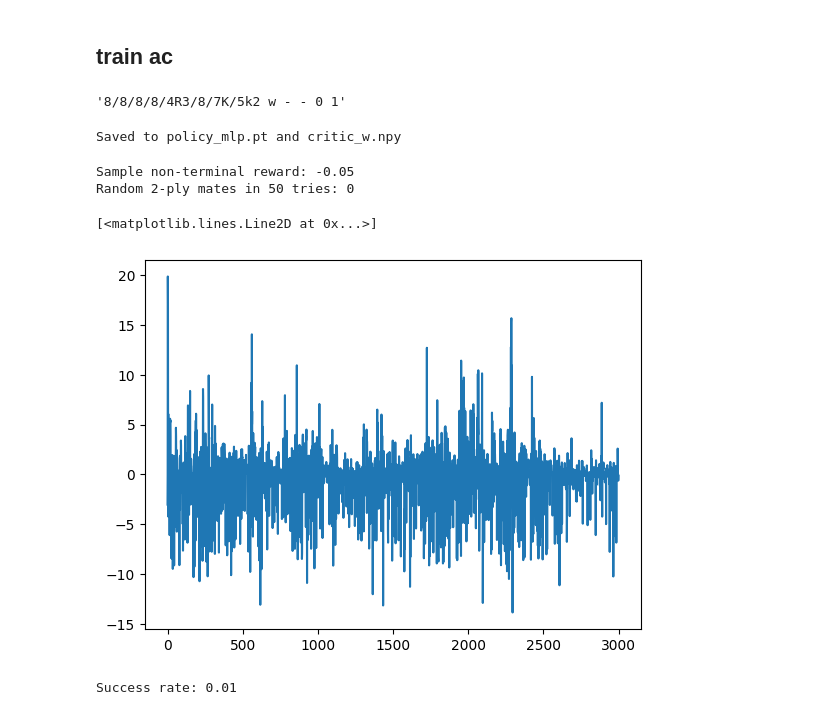
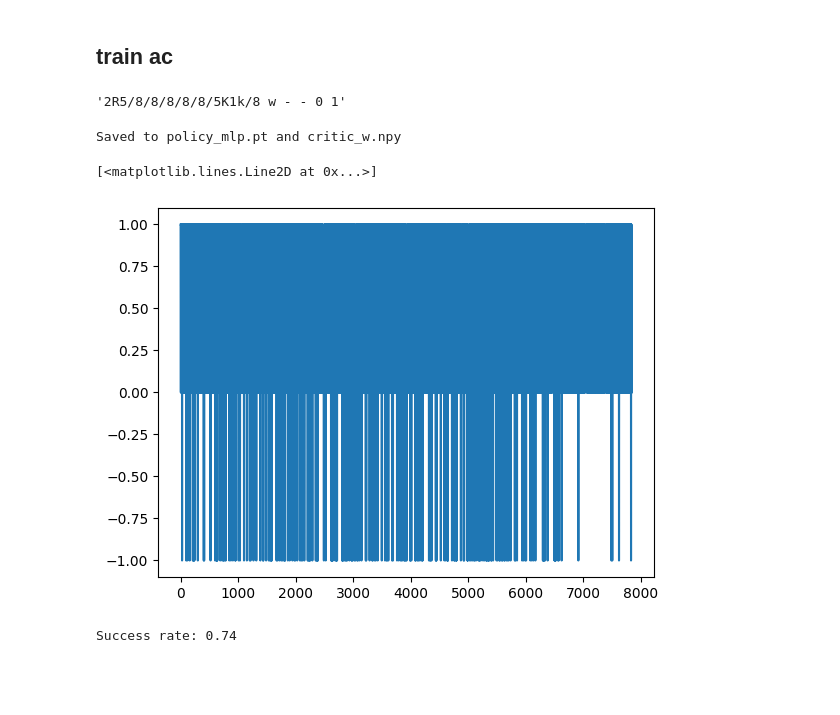
Before and after one commit to giovanni-lucarelli/chess, a Jupyter notebook: python/chessrl/algorithms/actor_critic2/test.ipynb, the cells around one changed output. Cells and saved outputs as stored; diff of their text form; code cells hidden in the pictures; blank space fills up the shorter version.

```diff
--- a/python/chessrl/algorithms/actor_critic2/test.ipynb
+++ b/python/chessrl/algorithms/actor_critic2/test.ipynb
@@ -105,68 +105,38 @@ device = torch.device('cpu')
 csv_path = "../../../../tablebase/krk/krk_train.csv"   # <-- point to your CSV (fen,side,wdl,dtz)
 fens = load_fens_from_csv(csv_path, limit=5000)  # start with 50k WTM positions
 df = pd.read_csv(csv_path)
-fens = df[df['dtz'] == 3]['fen'].tolist()
+fens = df[df['dtz'] == 1]['fen'].tolist()
 fens[1]
 # %% [output]
-'8/8/8/8/4R3/8/7K/5k2 w - - 0 1'
+'2R5/8/8/8/8/8/5K1k/8 w - - 0 1'
 # %%
 ac = ActorCritic(
     tb_path="../../../../tablebase/krk/",
-    gamma=0.9,
-    lr_v=1e-2,
-    lr_a=1e-2,
+    gamma=0.95,
+    lr_v=2e-2,
+    lr_a=2e-3,
     hidden=(128,128,64),
-    defender=SyzygyDefender("../../../../tablebase/krk/")
 )
 # ac.load("policy_mlp.pt", "critic_w.npy", device=torch.device('cpu'))
 # %%
 losses, rewards = ac.train(
     fens[:100],
-    epochs=30,
+    epochs=50,
     device=device,
-    max_steps=5
+    max_steps=3
 )
 
 ac.save("policy_mlp.pt", "critic_w.npy")
 print("Saved to policy_mlp.pt and critic_w.npy")
 # %% [output]
 Saved to policy_mlp.pt and critic_w.npy
-# %%
-# 1) check start sides
-assert all(" w " in f for f in fens), "Some FENs are not White-to-move."
-
-# 2) confirm non-terminal reward sign
-env = Env.from_fen(fens[0], absorb_black_reply=True, two_ply_cost=0.05, draw_penalty=-1.0, checkmate_reward=+1.0)
-legal = get_legal_move_indices(env)
-a_idx = legal[0]; step = env.step(idx_to_move[a_idx])
-print("Sample non-terminal reward:", step.reward)  # should be negative (≈ -0.05) unless it mated
-
-# 3) verify you ever see mates
-wins = 0
-for i in range(50):
-    env = Env.from_fen(fens[i % len(fens)], absorb_black_reply=True)
-    legal = get_legal_move_indices(env)
-    if not legal: continue
-    # try random for two white moves
-    step1 = env.step(idx_to_move[np.random.choice(legal)])
-    step2 = None
-    if not step1.done:
-        legal2 = get_legal_move_indices(env)
-        if legal2:
-            step2 = env.step(idx_to_move[np.random.choice(legal2)])
-    if (step2 and step2.done and env.state().is_checkmate()) or (step1.done and env.state().is_checkmate()):
-        wins += 1
-print("Random 2-ply mates in 50 tries:", wins)
-# %% [output]
-Sample non-terminal reward: -0.05
-Random 2-ply mates in 50 tries: 0
 # %%
 import matplotlib.pyplot as plt
 
-plt.plot(losses)
+plt.plot(rewards)
 # %% [output]
 [<matplotlib.lines.Line2D at 0x...>]
-[figure, old version]
+[figure, new version]
 # %%
 def evaluate(policy_path, critic_path, fens, max_steps=64):
     ac = ActorCritic(tb_path="../../../../tablebase/krk/")
@@ -191,7 +161,7 @@ def evaluate(policy_path, critic_path, fens, max_steps=64):
 # %%
 
 # usage:
-sr = evaluate("policy_mlp.pt", "critic_w.npy", fens[:100], max_steps=5)
+sr = evaluate("policy_mlp.pt", "critic_w.npy", fens[:100], max_steps=3)
 print("Success rate:", sr)
 # %% [output]
-Success rate: 0.01
+Success rate: 0.74
```
Also changed, not shown: parts of 1 cell of this notebook, 7 other files.
